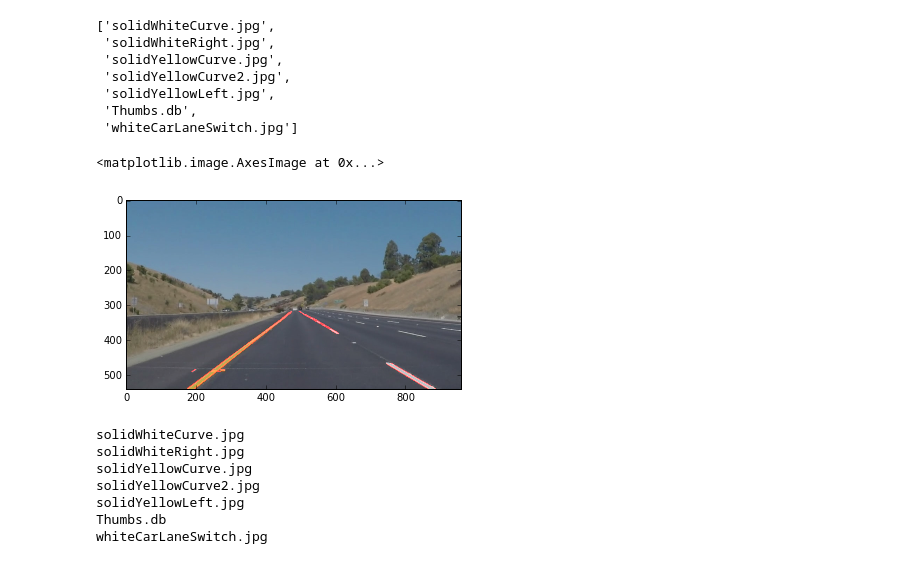
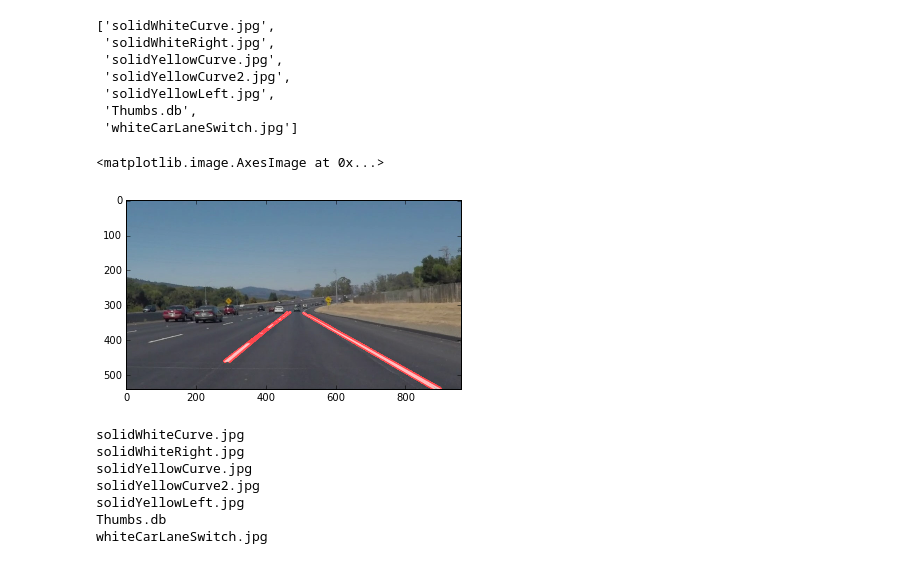
Before and after one commit to Mohammed-Tag-ElAsfia/lane_detection, a Jupyter notebook: P0.ipynb, the cells around one changed output. Cells and saved outputs as stored; diff of their text form; code cells hidden in the pictures.

```diff
--- a/P0.ipynb
+++ b/P0.ipynb
@@ -91,7 +91,7 @@ def region_of_interest(img, vertices):
     return masked_image
 
 
-def draw_lines(img, lines, color=[255,0, 0], thickness=2):
+def draw_lines(img, lines, color=[255,0, 0], thickness=8):
     """
     Draws `lines` with `color` and `thickness`.
 
@@ -137,18 +137,18 @@ edges = canny(blur_gray,50,150)
 #plt.imshow(edge)
 
 imshape = image.shape
-vertices = np.array([[(0,imshape[0]),(470, 315), (imshape[1]-470, 315), (imshape[1],imshape[0])]], dtype=np.int32)
+vertices = np.array([[(0,imshape[0]),(450, 320), (imshape[1]-450, 320), (imshape[1],imshape[0])]], dtype=np.int32)
 interest = region_of_interest(edges, vertices)
 #plt.imshow(interest)
 
-lines = hough_lines(interest, 2, np.pi/180, 20, 10, 30)
-#plt.imshow(lines)
+lines = hough_lines(interest, 2, np.pi/180,35, 1, 140)
+plt.imshow(lines)
 
 x = np.zeros_like(lines)
 color_edges = np.dstack((lines,x, x))
 
 final = weighted_img(color_edges, image, α=0.8, β=1., λ=0.)
-plt.imshow(final)
+#plt.imshow(final)
 
 print (color_edges.shape)
 # %% [output]
@@ -187,41 +188,41 @@ def lane_det(image):
     #plt.imshow(edge)
 
     imshape = image.shape
-    vertices = np.array([[(0,imshape[0]),(470, 317), (imshape[1]-470, 317), (imshape[1],imshape[0])]], dtype=np.int32)
+    vertices = np.array([[(0,imshape[0]),(460, 320), (imshape[1]-460, 320), (imshape[1],imshape[0])]], dtype=np.int32)
     interest = region_of_interest(edges, vertices)
     #plt.imshow(interest)
 
-    lines = hough_lines(interest, 2, np.pi/180, 20, 10, 30)
+    lines = hough_lines(interest, 2, np.pi/180, 35, 150, 140)
     #plt.imshow(lines)
 
     x = np.zeros_like(lines)
     color_edges = np.dstack((lines,x, x))
 
     final = weighted_img(color_edges, image, α=0.8, β=1., λ=0.)
     return final
 
 images = os.listdir("test_images/")
 #images.pop(-2)
 
 out_put =[]
 x = []
 for n in images:
     x = 0
     if n.endswith(".jpg"):
         out_put.append(lane_det(n))
 
 
 
-plt.imshow(out_put[5])  #select the number of the image in a range of 0 to 5 to be shown
+plt.imshow(out_put[0])  #select the number of the image in a range of 0 to 5 to be shown
 
 #print (len(images))
 #print (out_put)
 #x = out_put[1]
 
 #print ("test_images/"+images[1])
 # %% [output]
 <matplotlib.image.AxesImage at 0x...>
-[figure, old version]
+[figure, new version]
 # %%
 im.shape(x)
 # %%
```
Also changed, not shown: parts of 4 cells of this notebook.
